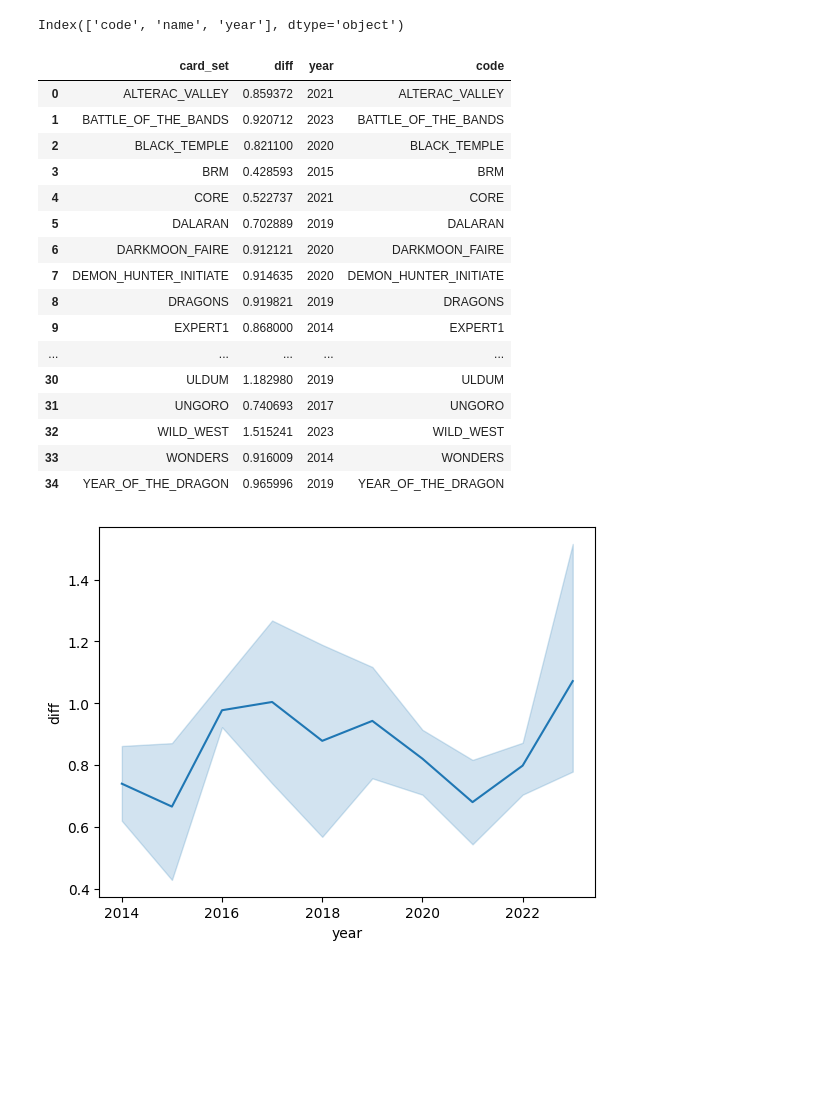
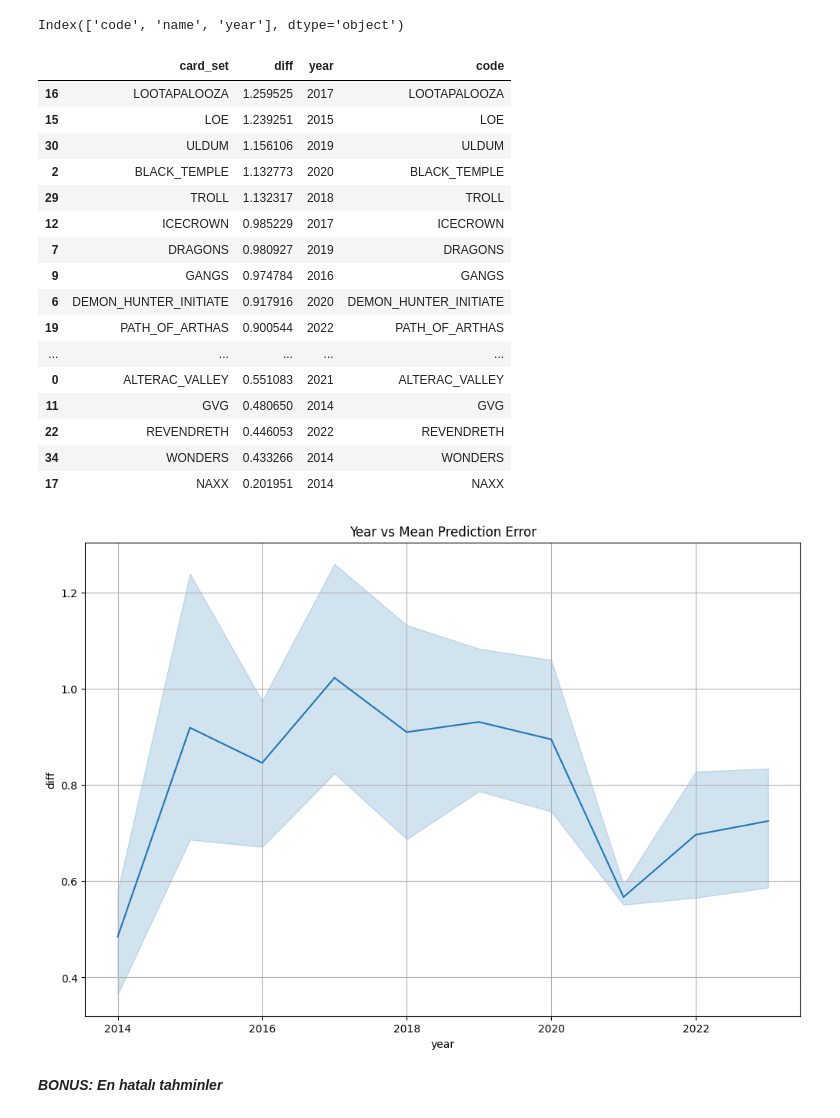
Before and after one commit to ozboz11/hs-manaprediction, a Jupyter notebook: get_data.ipynb, the cells around one changed output. Cells and saved outputs as stored; diff of their text form; code cells hidden in the pictures; blank space fills up the shorter version.

```diff
--- a/get_data.ipynb
+++ b/get_data.ipynb
@@ -229,3 +148,19 @@ df_final_clean[df_final_clean.set=="VANILLA"]
+# %%
+import html
+def clean_tag(text):
+    text = html.unescape(text)
+    text = re.sub(r"<[^>]+>", "", text)
+    text = re.sub(r"\s+", " ", text).strip()
+    return  text
+# %%
+# clean the texts
+texts = [clean_tag(text) for text in texts]
+
+# use the embedder
+
+emb = sbert.encode(texts, batch_size=64, convert_to_numpy=True, normalize_embeddings=True)
+emb_dim = emb.shape[1]
+emb_df = pd.DataFrame(emb, columns=[f"text_emb_{i:03d}" for i in range(emb_dim)])
 # %%
 numeric_cols = ["health", "attack"]
 cat_cols     = ["cardClass", "set", "type", "rarity", "mechanics"]
@@ -255,7 +190,7 @@ from sklearn.model_selection import cross_validate, KFold,train_test_split,cross
 y = df_final_clean["cost"].to_numpy()
 X = pd.concat([df_final_clean.drop(columns=["cost", "text"]).reset_index(drop=True), emb_df], axis=1)
 
-X_train, X_test, y_train, y_test = train_test_split(X,y,random_state=44,test_size=0.3)
+X_train, X_test, y_train, y_test = train_test_split(X,y,random_state=44,test_size=0.2,stratify=df_final_clean["set"])
 # %%
 numeric_cols = ["health", "attack"] + emb_df.columns.tolist()
 cat_cols     = ["cardClass", "set", "type", "rarity", "mechanics"]
@@ -373,8 +308,8 @@ def objective(trial):
     return -scores.mean()  # minimize RMSE
 
 study = optuna.create_study(
-       storage="sqlite:///db.sqlite3",  # Specify the storage URL here.
-        study_name="hs-trial-nospell-v5",
-        direction="minimize")  # because RMSE lower = better
-study.optimize(objective, n_trials=50, n_jobs=1)   # n_trials can be increased
+       storage="sqlite:///db.sqlite3",
+        study_name="hs-trial-nospell-v7",
+        direction="minimize")
+study.optimize(objective, n_trials=50, n_jobs=1)
 # %% [output]
@@ -566,28 +443,32 @@ dates.columns
 Index(['code', 'name', 'year'], dtype='object')
 # %%
 x = merged_df.groupby("card_set").agg({"diff":"mean"}).reset_index().merge(dates[["year","code"]],left_on="card_set",right_on="code",how="inner")
-x
+x.sort_values(by="diff",ascending=False)
 # %% [output]
 |  | card_set | diff | year | code |
-| 0 | ALTERAC_VALLEY | 0.859372 | 2021 | ALTERAC_VALLEY |
-| 1 | BATTLE_OF_THE_BANDS | 0.920712 | 2023 | BATTLE_OF_THE_BANDS |
-| 2 | BLACK_TEMPLE | 0.821100 | 2020 | BLACK_TEMPLE |
-| 3 | BRM | 0.428593 | 2015 | BRM |
-| 4 | CORE | 0.522737 | 2021 | CORE |
-| 5 | DALARAN | 0.702889 | 2019 | DALARAN |
-| 6 | DARKMOON_FAIRE | 0.912121 | 2020 | DARKMOON_FAIRE |
-| 7 | DEMON_HUNTER_INITIATE | 0.914635 | 2020 | DEMON_HUNTER_INITIATE |
-| 8 | DRAGONS | 0.919821 | 2019 | DRAGONS |
-| 9 | EXPERT1 | 0.868000 | 2014 | EXPERT1 |
+| 16 | LOOTAPALOOZA | 1.259525 | 2017 | LOOTAPALOOZA |
+| 15 | LOE | 1.239251 | 2015 | LOE |
+| 30 | ULDUM | 1.156106 | 2019 | ULDUM |
+| 2 | BLACK_TEMPLE | 1.132773 | 2020 | BLACK_TEMPLE |
+| 29 | TROLL | 1.132317 | 2018 | TROLL |
+| 12 | ICECROWN | 0.985229 | 2017 | ICECROWN |
+| 7 | DRAGONS | 0.980927 | 2019 | DRAGONS |
+| 9 | GANGS | 0.974784 | 2016 | GANGS |
+| 6 | DEMON_HUNTER_INITIATE | 0.917916 | 2020 | DEMON_HUNTER_INITIATE |
+| 19 | PATH_OF_ARTHAS | 0.900544 | 2022 | PATH_OF_ARTHAS |
 | ... | ... | ... | ... | ... |
-| 30 | ULDUM | 1.182980 | 2019 | ULDUM |
-| 31 | UNGORO | 0.740693 | 2017 | UNGORO |
-| 32 | WILD_WEST | 1.515241 | 2023 | WILD_WEST |
-| 33 | WONDERS | 0.916009 | 2014 | WONDERS |
-| 34 | YEAR_OF_THE_DRAGON | 0.965996 | 2019 | YEAR_OF_THE_DRAGON |
+| 0 | ALTERAC_VALLEY | 0.551083 | 2021 | ALTERAC_VALLEY |
+| 11 | GVG | 0.480650 | 2014 | GVG |
+| 22 | REVENDRETH | 0.446053 | 2022 | REVENDRETH |
+| 34 | WONDERS | 0.433266 | 2014 | WONDERS |
+| 17 | NAXX | 0.201951 | 2014 | NAXX |
 # %%
-
+plt.figure(figsize=(12,8))
 sns.lineplot(x = "year", y = "diff", data=x,)
+plt.title("Year vs Mean Prediction Error")
+plt.grid()
 plt.show()
 # %% [output]
-[figure, old version]
+[figure, new version]
+# %% [markdown]
+***BONUS: En hatalı tahminler***
```
Also changed, not shown: parts of 34 cells of this notebook.
